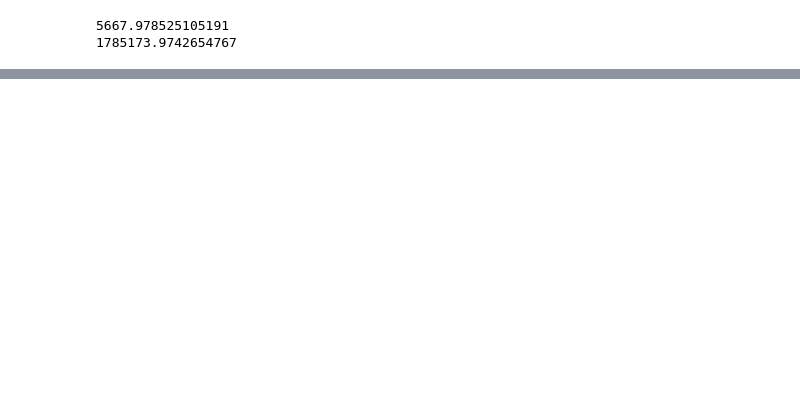
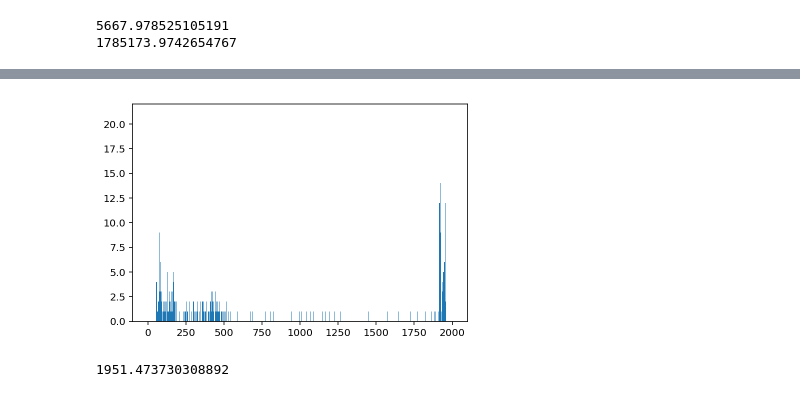
Before and after one commit to LBJ-Wade/NANOGrav, a Jupyter notebook: Fstat/Fstat.ipynb, the cells around one changed output, grey strips where cells are left out. Saved outputs shown, nothing was run; the diff lists cells and outputs as text; code cells hidden in the pictures; blank space fills up the shorter version.

```diff
--- a/Fstat/Fstat.ipynb
+++ b/Fstat/Fstat.ipynb
@@ -122,9 +154,11 @@ psr_B1937 = Pulsar(parfile_B1937,timfile_B1937)
 
 pulsars = [psr_J0030,psr_B1937]
 # %%
-#All of the Pulsars!
+#All of the Pulsars! Except J0218+4232 because it is naughty and doesn't have a noise file.
 psrs = []
+
 for p, t in zip(parfiles, timfiles):
-    psr = Pulsar(p, t)
-    psrs.append(psr)
+    psr = Pulsar(p, t, ephem='DE421')
+    if psr.name != 'J0218+4232':
+        psrs.append(psr)
 # %% [output]
@@ -248,0 +241,4 @@ else:
+# %%
+#Set Default PTA parameters to the ones in the noisefiles
+pta_test.set_default_params(params)
+pta_full.set_default_params(params)
@@ -379,0 +529,13 @@ plt.plot(bins,fstat_array)
+# %%
+nfreqs = 1000
+freqs = np.logspace(np.log10(1/Tspan),np.log10(3.3e-7),nfreqs)
+
+i = 1
+fstat_array = []
+start = time.time()
+for gwfreq in freqs:
+    fstat_array.append(AndrewFpstat2(psrs,Nmatrix,newtoas,gwfreq))
+    if i % 50 == 0:
+        end = time.time()
+        print(repr(i) + ' Done. ' + ' Time Elapsed: ' + repr(end-start))
+    i += 1
@@ -380 +560,9 @@ plt.plot(bins,fstat_array)
+# %%
+upper = 2000
+lower = 0
+pbins = range(2000)
+plt.hist(2*fstat_array,bins = pbins,density = False)
+plt.show()
+# %% [output]
+[figure, added]
 # %%
@@ -455,0 +674,6 @@ def AndrewFestat(pta,psrs,f0):
+# %%
+gwtheta = 30/180*np.pi
+gwphi = 10/180*np.pi
+print(AndrewFestat2(psrs,Nmatrix,newtoas,f0,gwtheta,gwphi))
+# %% [output]
+1951.473730308892
```
Also changed, not shown: parts of 25 cells of this notebook.
